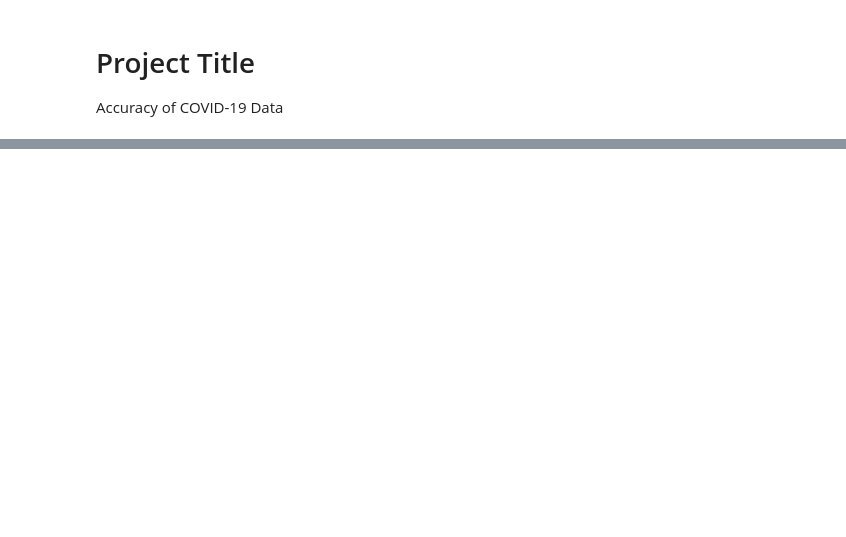
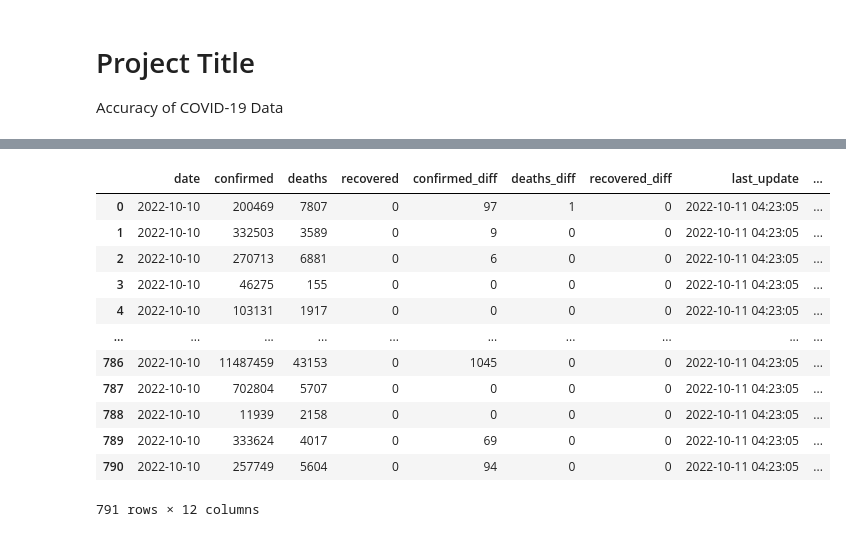
Before and after one commit to IT4063C-Fall22/final-project-zhukv98, a Jupyter notebook: source.ipynb, the cells around one changed output, grey strips where cells are left out. Saved outputs shown, nothing was run; the diff lists cells and outputs as text; code cells hidden in the pictures; blank space fills up the shorter version.

```diff
--- a/source.ipynb
+++ b/source.ipynb
@@ -87,0 +99,18 @@ whoCovidDf
+# %%
+json = response.json()
+df = pd.DataFrame(json['data'])
+display(df)
+# %% [output]
+|  | date | confirmed | deaths | recovered | confirmed_diff | deaths_diff | recovered_diff | last_update | ... |
+| 0 | 2022-10-10 | 200469 | 7807 | 0 | 97 | 1 | 0 | 2022-10-11 04:23:05 | ... |
+| 1 | 2022-10-10 | 332503 | 3589 | 0 | 9 | 0 | 0 | 2022-10-11 04:23:05 | ... |
+| 2 | 2022-10-10 | 270713 | 6881 | 0 | 6 | 0 | 0 | 2022-10-11 04:23:05 | ... |
+| 3 | 2022-10-10 | 46275 | 155 | 0 | 0 | 0 | 0 | 2022-10-11 04:23:05 | ... |
+| 4 | 2022-10-10 | 103131 | 1917 | 0 | 0 | 0 | 0 | 2022-10-11 04:23:05 | ... |
+| ... | ... | ... | ... | ... | ... | ... | ... | ... | ... |
+| 786 | 2022-10-10 | 11487459 | 43153 | 0 | 1045 | 0 | 0 | 2022-10-11 04:23:05 | ... |
+| 787 | 2022-10-10 | 702804 | 5707 | 0 | 0 | 0 | 0 | 2022-10-11 04:23:05 | ... |
+| 788 | 2022-10-10 | 11939 | 2158 | 0 | 0 | 0 | 0 | 2022-10-11 04:23:05 | ... |
+| 789 | 2022-10-10 | 333624 | 4017 | 0 | 69 | 0 | 0 | 2022-10-11 04:23:05 | ... |
+| 790 | 2022-10-10 | 257749 | 5604 | 0 | 94 | 0 | 0 | 2022-10-11 04:23:05 | ... |
+791 rows × 12 columns
```
Also changed, not shown: parts of 11 cells of this notebook, 1 other file.
